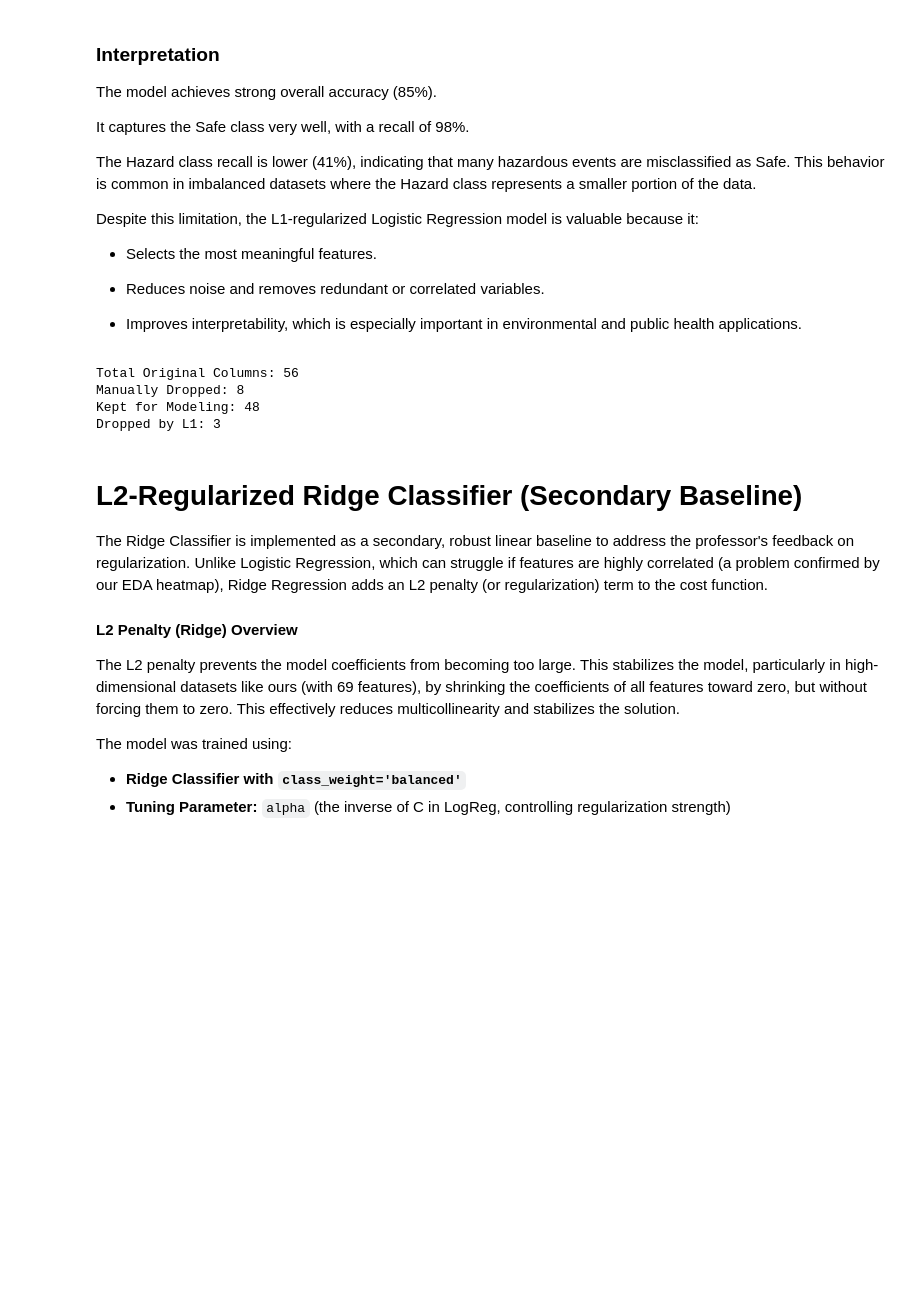
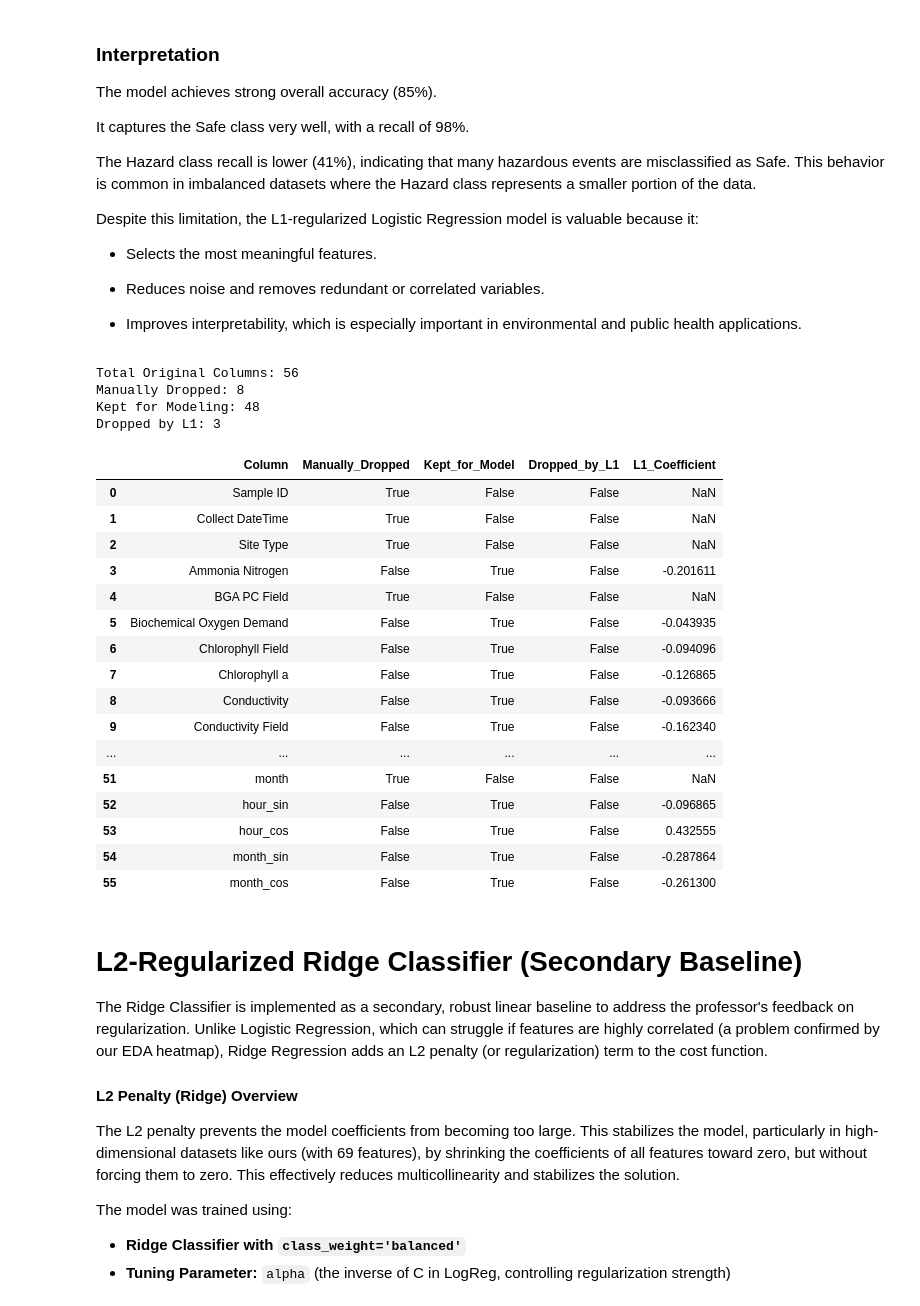
Before and after one commit to coconath0/ML-project, a Jupyter notebook: project_progress_ETI.ipynb, the cells around one changed output. Saved outputs shown, nothing was run; the diff lists cells and outputs as text; code cells hidden in the pictures; blank space fills up the shorter version.

```diff
--- a/project_progress_ETI.ipynb
+++ b/project_progress_ETI.ipynb
@@ -439,56 +439,73 @@ Despite this limitation, the L1-regularized Logistic Regression model is valuabl
 # %%
 import pandas as pd
 
-# ---------- 1. ORIGINAL COLUMNS ----------
+# 1. ORIGINAL COLUMNS
 original_cols = df_cleaned.columns.tolist()
 n_original = len(original_cols)
 
-# ---------- 2. MANUALLY DROPPED COLUMNS ----------
+# 2. MANUALLY DROPPED COLUMNS
 # Only count real columns that exist in the dataframe
 valid_cols_to_drop = [c for c in cols_to_drop if c in df_cleaned.columns]
 
-# ---------- 3. KEPT COLUMNS FOR MODEL ----------
+# 3. KEPT COLUMNS FOR MODEL
 feature_cols = [c for c in df_cleaned.columns if c not in valid_cols_to_drop]
 
-# ---------- 4. L1 COEFFICIENTS ----------
+# 4. L1 COEFFICIENTS
 coefs = lasso_final.coef_[0]
 
 importance = pd.DataFrame({
     'Feature': feature_cols,
     'Coefficient': coefs
 })
 
 # Columns L1 effectively removed
 l1_dropped = importance[importance['Coefficient'] == 0]['Feature'].tolist()
 
-# # ---------- 5. BUILD CONSOLIDATED TABLE ----------
-# report_rows = []
+# 5. BUILD CONSOLIDATED TABLE
+report_rows = []
 
-# for col in original_cols:
-#     row = {
-#         'Column': col,
-#         'Manually_Dropped': col in valid_cols_to_drop,
-#         'Kept_for_Model': col in feature_cols,
-#         'Dropped_by_L1': col in l1_dropped,
-#         'L1_Coefficient': importance[importance['Feature'] == col]['Coefficient'].values[0]
-#                           if col in feature_cols else None
-#     }
-#     report_rows.append(row)
+for col in original_cols:
+    row = {
+        'Column': col,
+        'Manually_Dropped': col in valid_cols_to_drop,
+        'Kept_for_Model': col in feature_cols,
+        'Dropped_by_L1': col in l1_dropped,
+        'L1_Coefficient': importance[importance['Feature'] == col]['Coefficient'].values[0]
+            if col in feature_cols else None
+    }
+    report_rows.append(row)
 
-# consolidated_report = pd.DataFrame(report_rows)
+consolidated_report = pd.DataFrame(report_rows)
 
-# ---------- 6. Display Report ----------
+# 6. Display Report
 print("Total Original Columns:", n_original)
 print("Manually Dropped:", len(valid_cols_to_drop))
 print("Kept for Modeling:", len(feature_cols))
 print("Dropped by L1:", len(l1_dropped))
 
 #consolidated_report
 # %% [output]
 Total Original Columns: 56
 Manually Dropped: 8
 Kept for Modeling: 48
 Dropped by L1: 3
+|  | Column | Manually_Dropped | Kept_for_Model | Dropped_by_L1 | L1_Coefficient |
+| 0 | Sample ID | True | False | False | NaN |
+| 1 | Collect DateTime | True | False | False | NaN |
+| 2 | Site Type | True | False | False | NaN |
+| 3 | Ammonia Nitrogen | False | True | False | -0.201611 |
+| 4 | BGA PC Field | True | False | False | NaN |
+| 5 | Biochemical Oxygen Demand | False | True | False | -0.043935 |
+| 6 | Chlorophyll Field | False | True | False | -0.094096 |
+| 7 | Chlorophyll a | False | True | False | -0.126865 |
+| 8 | Conductivity | False | True | False | -0.093666 |
+| 9 | Conductivity Field | False | True | False | -0.162340 |
+| ... | ... | ... | ... | ... | ... |
+| 51 | month | True | False | False | NaN |
+| 52 | hour_sin | False | True | False | -0.096865 |
+| 53 | hour_cos | False | True | False | 0.432555 |
+| 54 | month_sin | False | True | False | -0.287864 |
+| 55 | month_cos | False | True | False | -0.261300 |
 # %% [markdown]
 # **L2-Regularized Ridge Classifier (Secondary Baseline)**
 
```
Also changed, not shown: parts of 3 cells of this notebook.
